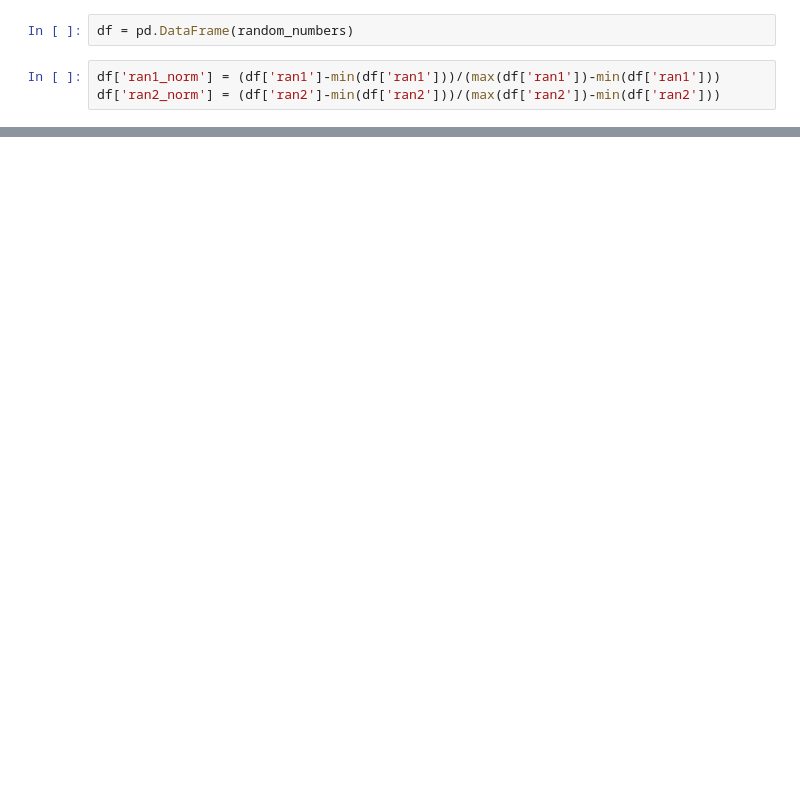
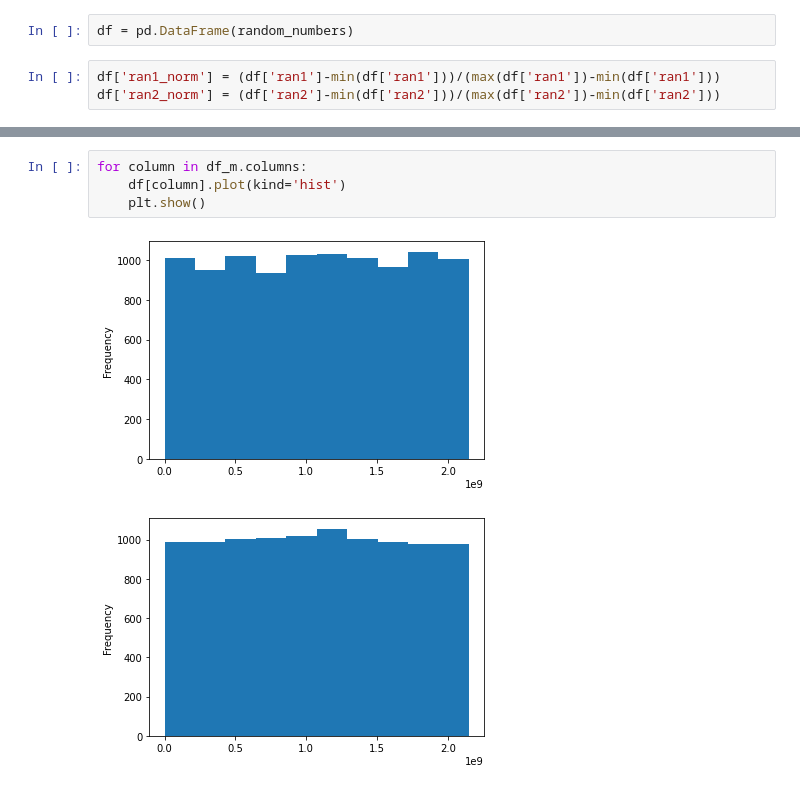
Before and after one commit to DipeshPoudel/MDS-607-MonteCarloMethods, a Jupyter notebook: random_numbers/RandomNumbers.ipynb, the cells around one changed output, grey strips where cells are left out. Drawn from its saved outputs; the diff is of its cells as text; blank space fills up the shorter version.

```diff
--- a/random_numbers/RandomNumbers.ipynb
+++ b/random_numbers/RandomNumbers.ipynb
@@ -48,0 +72,7 @@ for column in df.columns:
+# %%
+for column in df_m.columns:
+    df[column].plot(kind='hist')
+    plt.show()
+# %% [output]
+[figure, added]
+[figure, added]
```
Also changed, not shown: parts of 13 cells of this notebook.
